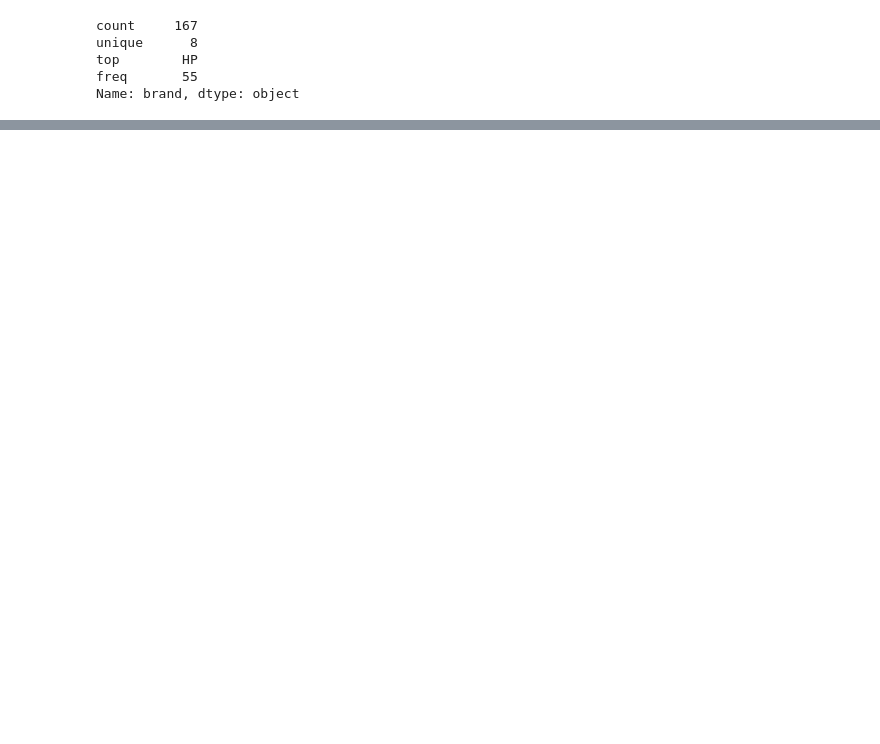
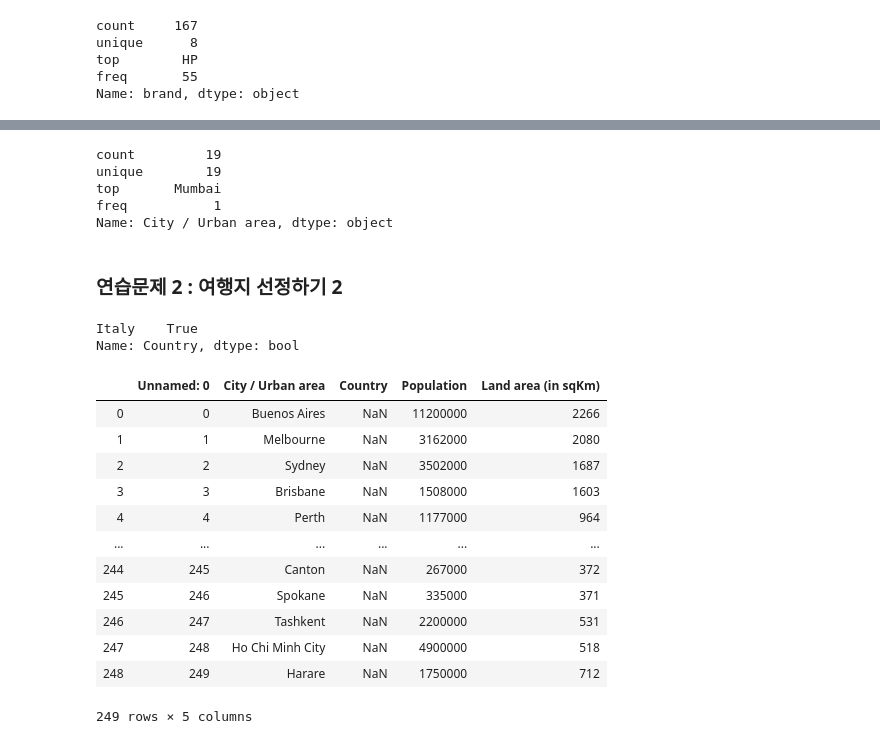
Before and after one commit to woodg1207/TIL, a Jupyter notebook: 99_home_doodle/datascience/05_큰_데이터_다루기.ipynb, the cells around one changed output, grey strips where cells are left out. Cells and saved outputs as stored; diff of their text form; code cells hidden in the pictures; blank space fills up the shorter version.

```diff
--- a/99_home_doodle/datascience/05_큰_데이터_다루기.ipynb
+++ b/99_home_doodle/datascience/05_큰_데이터_다루기.ipynb
@@ -166,0 +239,33 @@ Name: brand, dtype: object
+# %%
+world_df.loc[condition,'City / Urban area'].describe()
+# %% [output]
+count         19
+unique        19
+top       Mumbai
+freq           1
+Name: City / Urban area, dtype: object
+# %% [markdown]
+### 연습문제 2 : 여행지 선정하기 2
+# %%
+con=world_df['Country'].value_counts()==4
+con.loc[con]
+# con[world_df['Country'].value_counts()==4]
+# %% [output]
+Italy    True
+Name: Country, dtype: bool
+# %%
+world_df
+# %% [output]
+|  | Unnamed: 0 | City / Urban area | Country | Population | Land area (in sqKm) |
+| 0 | 0 | Buenos Aires | NaN | 11200000 | 2266 |
+| 1 | 1 | Melbourne | NaN | 3162000 | 2080 |
+| 2 | 2 | Sydney | NaN | 3502000 | 1687 |
+| 3 | 3 | Brisbane | NaN | 1508000 | 1603 |
+| 4 | 4 | Perth | NaN | 1177000 | 964 |
+| ... | ... | ... | ... | ... | ... |
+| 244 | 245 | Canton | NaN | 267000 | 372 |
+| 245 | 246 | Spokane | NaN | 335000 | 371 |
+| 246 | 247 | Tashkent | NaN | 2200000 | 531 |
+| 247 | 248 | Ho Chi Minh City | NaN | 4900000 | 518 |
+| 248 | 249 | Harare | NaN | 1750000 | 712 |
+249 rows × 5 columns
```
Also changed, not shown: parts of 14 cells of this notebook, 3 other files.
